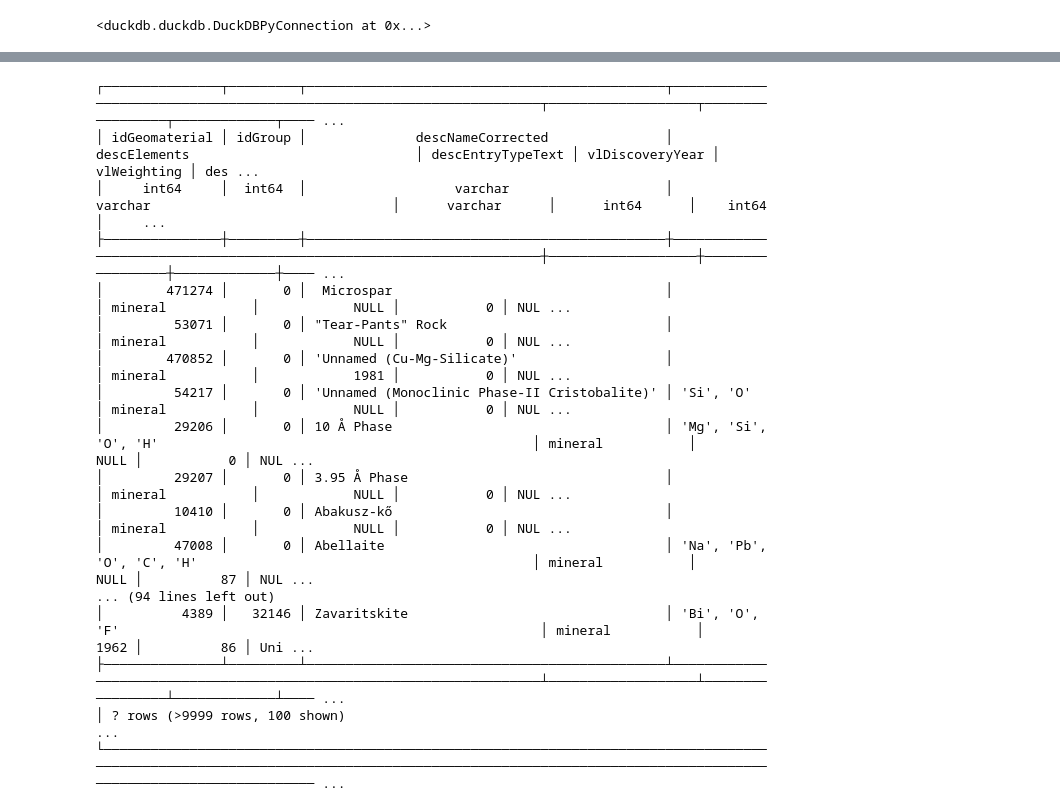
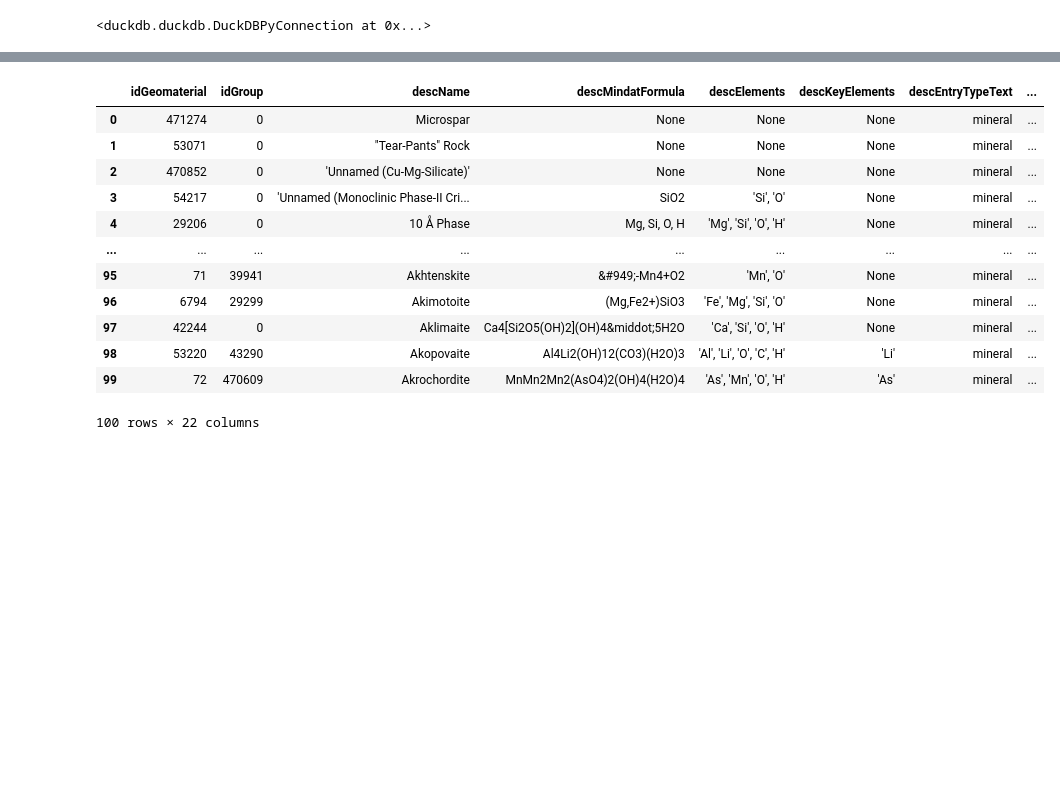
Before and after one commit to luschiro/mindapp, a Jupyter notebook: api_tests.ipynb, the cells around one changed output, grey strips where cells are left out. Drawn from its saved outputs; the diff is of its cells as text; code cells hidden in the pictures; blank space fills up the shorter version.

Commit message:
better silver

```diff
--- a/api_tests.ipynb
+++ b/api_tests.ipynb
@@ -21,6 +21,8 @@ QUERIES_DIR = os.path.join(os.path.abspath('./'), 'queries')
 
 # fixing pandas analyzer
 duckdb.execute("SET GLOBAL pandas_analyze_sample = 100_000")
+
+pd.set_option('display.max_columns', None)
 # %% [output]
 <duckdb.duckdb.DuckDBPyConnection at 0x...>
 # %%
@@ -47,27 +30,25 @@ silver_geomaterials
 # %%
-with open(os.path.join(QUERIES_DIR,'silver_minerals_optical.sql')) as f:
+with open(os.path.join(QUERIES_DIR,'silver_minerals_hand.sql')) as f:
     query_nb = f.read()
     f.close()
 
-duckdb.sql(query_nb).show(max_width=10000, max_rows=100)
+# duckdb.sql(query_nb).show(max_width=10000, max_rows=100)
+
+duckdb.sql(query_nb).to_df().head(100)
 # %% [output]
+|  | idGeomaterial | idGroup | descName | descMindatFormula | descElements | descKeyElements | descEntryTypeText | ... |
+| 0 | 471274 | 0 | Microspar | None | None | None | mineral | ... |
+| 1 | 53071 | 0 | "Tear-Pants" Rock | None | None | None | mineral | ... |
+| 2 | 470852 | 0 | 'Unnamed (Cu-Mg-Silicate)' | None | None | None | mineral | ... |
+| 3 | 54217 | 0 | 'Unnamed (Monoclinic Phase-II Cri... | SiO2 | 'Si', 'O' | None | mineral | ... |
+| 4 | 29206 | 0 | 10 Å Phase | Mg, Si, O, H | 'Mg', 'Si', 'O', 'H' | None | mineral | ... |
+| ... | ... | ... | ... | ... | ... | ... | ... | ... |
+| 95 | 71 | 39941 | Akhtenskite | &#949;-Mn4+O2 | 'Mn', 'O' | None | mineral | ... |
+| 96 | 6794 | 29299 | Akimotoite | (Mg,Fe2+)SiO3 | 'Fe', 'Mg', 'Si', 'O' | None | mineral | ... |
+| 97 | 42244 | 0 | Aklimaite | Ca4[Si2O5(OH)2](OH)4&middot;5H2O | 'Ca', 'Si', 'O', 'H' | None | mineral | ... |
+| 98 | 53220 | 43290 | Akopovaite | Al4Li2(OH)12(CO3)(H2O)3 | 'Al', 'Li', 'O', 'C', 'H' | 'Li' | mineral | ... |
+| 99 | 72 | 470609 | Akrochordite | MnMn2Mn2(AsO4)2(OH)4(H2O)4 | 'As', 'Mn', 'O', 'H' | 'As' | mineral | ... |
-┌───────────────┬─────────┬──────────────────────────────────────────────┬─────────────────────────────────────────────────────────────────────┬───────────────────┬─────────────────┬─────────────┬──── ...
-│ idGeomaterial │ idGroup │              descNameCorrected               │                            descElements                             │ descEntryTypeText │ vlDiscoveryYear │ vlWeighting │ des ...
-│     int64     │  int64  │                   varchar                    │                               varchar                               │      varchar      │      int64      │    int64    │     ...
-├───────────────┼─────────┼──────────────────────────────────────────────┼─────────────────────────────────────────────────────────────────────┼───────────────────┼─────────────────┼─────────────┼──── ...
-│        471274 │       0 │  Microspar                                   │                                                                     │ mineral           │            NULL │           0 │ NUL ...
-│         53071 │       0 │ "Tear-Pants" Rock                            │                                                                     │ mineral           │            NULL │           0 │ NUL ...
-│        470852 │       0 │ 'Unnamed (Cu-Mg-Silicate)'                   │                                                                     │ mineral           │            1981 │           0 │ NUL ...
-│         54217 │       0 │ 'Unnamed (Monoclinic Phase-II Cristobalite)' │ 'Si', 'O'                                                           │ mineral           │            NULL │           0 │ NUL ...
-│         29206 │       0 │ 10 Å Phase                                   │ 'Mg', 'Si', 'O', 'H'                                                │ mineral           │            NULL │           0 │ NUL ...
-│         29207 │       0 │ 3.95 Å Phase                                 │                                                                     │ mineral           │            NULL │           0 │ NUL ...
-│         10410 │       0 │ Abakusz-kő                                   │                                                                     │ mineral           │            NULL │           0 │ NUL ...
-│         47008 │       0 │ Abellaite                                    │ 'Na', 'Pb', 'O', 'C', 'H'                                           │ mineral           │            NULL │          87 │ NUL ...
-... (94 lines left out)
-│          4389 │   32146 │ Zavaritskite                                 │ 'Bi', 'O', 'F'                                                      │ mineral           │            1962 │          86 │ Uni ...
-├───────────────┴─────────┴──────────────────────────────────────────────┴─────────────────────────────────────────────────────────────────────┴───────────────────┴─────────────────┴─────────────┴──── ...
-│ ? rows (>9999 rows, 100 shown)                                                                                                                                                                         ...
-└─────────────────────────────────────────────────────────────────────────────────────────────────────────────────────────────────────────────────────────────────────────────────────────────────────── ...
+100 rows × 22 columns
 # %%
 query_nb = """
 
```
Also changed, not shown: parts of 2 cells of this notebook, 2 other files.
